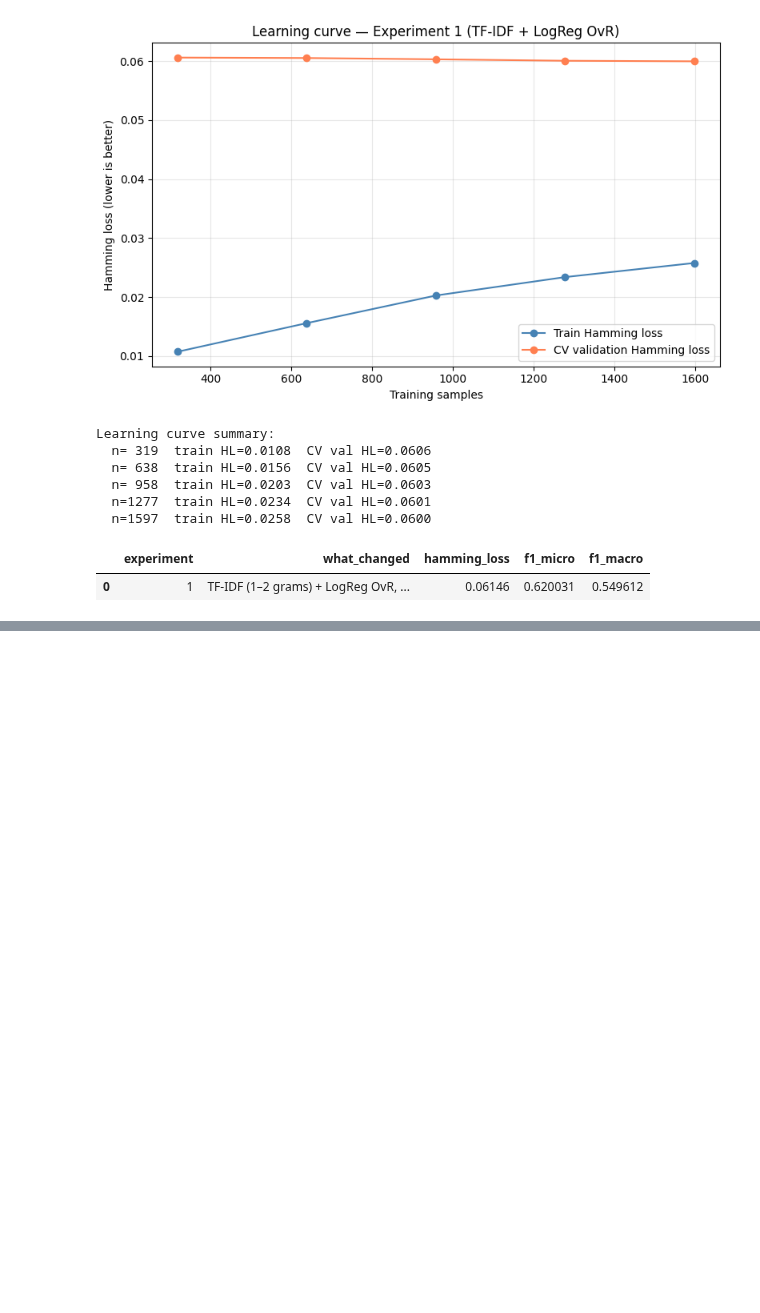
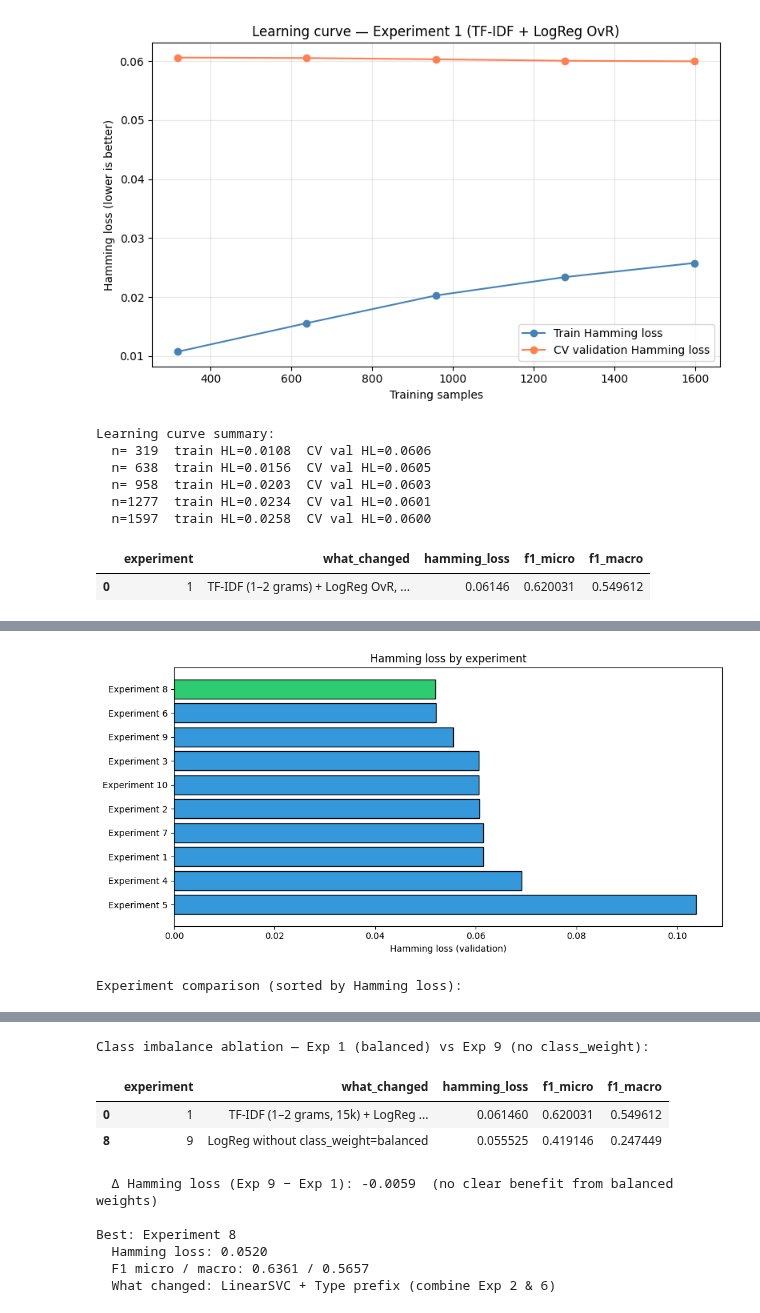
Before and after one commit to Bonaparte003/SDG-Indicator-Text-Classification-Formative2, a Jupyter notebook: SGD_indicator.ipynb, the cells around one changed output, grey strips where cells are left out. Saved outputs shown, nothing was run; the diff lists cells and outputs as text; code cells hidden in the pictures; blank space fills up the shorter version.

Commit message:
Updated the documentation, and Run the trainning on full data

```diff
--- a/SGD_indicator.ipynb
+++ b/SGD_indicator.ipynb
@@ -678,0 +826,20 @@ display(submission.head(3))
+# %%
+for cfg in [
+    {"id": 6, "text": train_df["clean_text"], "vec": BASE_VEC,
+     "estimator": SVC, "threshold": 0.0,
+     "what_changed": "LinearSVC instead of LogReg",
+     "text_mode": "clean", "model": "LinearSVC", "features": "TF-IDF 15k"},
+    {"id": 7, "text": train_df["clean_text"], "vec": {**BASE_VEC, "max_df": 0.85},
+     "estimator": LOGREG, "threshold": 0.5,
+     "what_changed": "Drop terms in >85% of documents (max_df=0.85)",
+     "text_mode": "clean", "model": "LogReg", "features": "TF-IDF + max_df"},
+    {"id": 8, "text": train_df["Type"].astype(str) + " : " + train_df["clean_text"], "vec": BASE_VEC,
+     "estimator": SVC, "threshold": 0.0,
+     "what_changed": "LinearSVC + Type prefix (combine Exp 2 & 6)",
+     "text_mode": "type_clean", "model": "LinearSVC", "features": "TF-IDF + Type"},
+]:
+    metrics = run_experiment(cfg["id"], cfg["text"], cfg["vec"], cfg["estimator"], cfg["threshold"])
+    metrics.update({k: cfg[k] for k in ("what_changed", "model", "features")})
+    results.append(metrics)
+    print(f"Experiment {cfg['id']}: {cfg['what_changed']}")
+    print(f"  Hamming loss: {metrics['hamming_loss']:.4f} | F1 micro: {metrics['f1_micro']:.4f}\n")
@@ -678,0 +915,35 @@ display(submission.head(3))
+# %%
+# Hamming loss comparison (lower is better)
+fig, ax = plt.subplots(figsize=(10, 5))
+plot_ex = experiments.sort_values("hamming_loss")
+labels = [f"Experiment {int(e)}" for e in plot_ex["experiment"]]
+colors = ["#2ecc71" if i == 0 else "#3498db" for i in range(len(plot_ex))]
+ax.barh(labels, plot_ex["hamming_loss"], color=colors, edgecolor="black")
+ax.set_xlabel("Hamming loss (validation)")
+ax.set_title("Hamming loss by experiment")
+ax.invert_yaxis()
+plt.tight_layout()
+plt.show()
+
+# Full experiment comparison table (Hamming loss + F1 micro/macro)
+comparison_cols = ["experiment", "what_changed", "hamming_loss", "f1_micro", "f1_macro", "avg_labels_pred"]
+print("Experiment comparison (sorted by Hamming loss):\n")
+display(experiments.sort_values("hamming_loss")[comparison_cols])
+
+# Class imbalance experiment: Exp 1 (balanced) vs Exp 9 (no weight)
+imb_cmp = experiments[experiments["experiment"].isin([1, 9])].sort_values("experiment")
+if len(imb_cmp) == 2:
+    print("\nClass imbalance ablation — Exp 1 (balanced) vs Exp 9 (no class_weight):")
+    display(imb_cmp[["experiment", "what_changed", "hamming_loss", "f1_micro", "f1_macro"]])
+    delta_hl = imb_cmp.iloc[1]["hamming_loss"] - imb_cmp.iloc[0]["hamming_loss"]
+    print(f"  Δ Hamming loss (Exp 9 − Exp 1): {delta_hl:+.4f}  "
+          f"({'balanced weights help' if delta_hl > 0 else 'no clear benefit from balanced weights'})")
+
+best = experiments.sort_values("hamming_loss").iloc[0]
+print(f"\nBest: Experiment {int(best['experiment'])}")
+print(f"  Hamming loss: {best['hamming_loss']:.4f}")
+print(f"  F1 micro / macro: {best['f1_micro']:.4f} / {best['f1_macro']:.4f}")
+print(f"  What changed: {best['what_changed']}")
+# %% [output]
+[figure, added]
+Experiment comparison (sorted by Hamming loss):
@@ -678,0 +961,10 @@ display(submission.head(3))
+Class imbalance ablation — Exp 1 (balanced) vs Exp 9 (no class_weight):
+|  | experiment | what_changed | hamming_loss | f1_micro | f1_macro |
+| 0 | 1 | TF-IDF (1–2 grams, 15k) + LogReg ... | 0.061460 | 0.620031 | 0.549612 |
+| 8 | 9 | LogReg without class_weight=balanced | 0.055525 | 0.419146 | 0.247449 |
+  Δ Hamming loss (Exp 9 − Exp 1): -0.0059  (no clear benefit from balanced weights)
+
+Best: Experiment 8
+  Hamming loss: 0.0520
+  F1 micro / macro: 0.6361 / 0.5657
+  What changed: LinearSVC + Type prefix (combine Exp 2 & 6)
```
Also changed, not shown: parts of 22 cells of this notebook.
